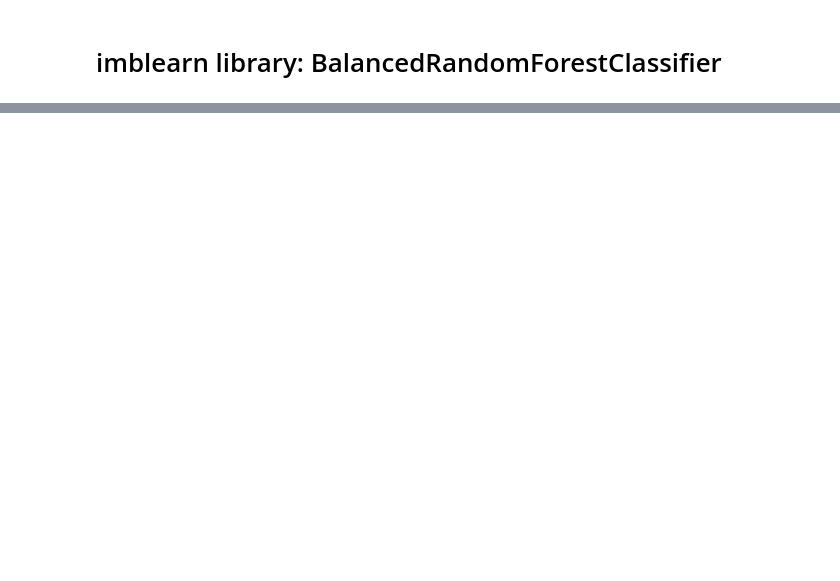
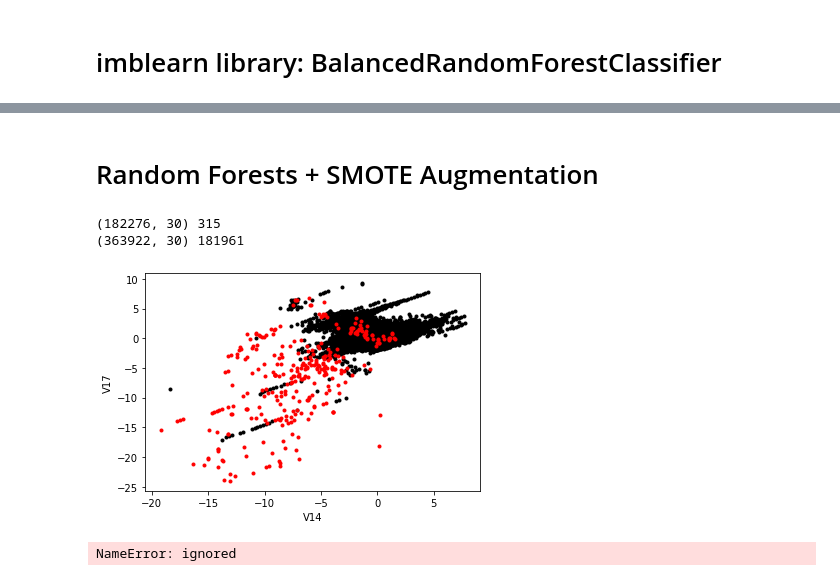
Before and after one commit to TimSim/FraudDetection, a Jupyter notebook: CreditCardFraudDetectionTF.ipynb, the cells around one changed output, grey strips where cells are left out. Saved outputs shown, nothing was run; the diff lists cells and outputs as text; code cells hidden in the pictures; blank space fills up the shorter version.

```diff
--- a/CreditCardFraudDetectionTF.ipynb
+++ b/CreditCardFraudDetectionTF.ipynb
@@ -793,3 +803,5 @@ pipe2 = Pipeline([('amt_tx',AmountTransformer(myFloor=0.005)),
                   ('std_normz',StandardScaler()),
                  ('logisticRegression',LogisticRegression(penalty='none',fit_intercept=True,class_weight='balanced'))])
 _=pipe2.fit(X_train[['V14']],y_train)
+# %% [markdown]
+# Random Forests + SMOTE Augmentation
@@ -795,0 +814,14 @@ _=pipe2.fit(X_train[['V14']],y_train)
+# %%
+print(X_train.shape,sum(y_train))
+print(X_train_smote0.shape,sum(y_train_smote0))
+# %% [output]
+(182276, 30) 315
+(363922, 30) 181961
+# %%
+scatterTwoFields_Imbalanced(X_train,y_train,'V14','V17')
+# %% [output]
+[figure, added]
+# %%
+scatterTwoFields_Imbalanced(X_train_smote,y_train_smote,'V14','V17')
+# %% [output]
+NameError: ignored
```
Also changed, not shown: parts of 44 cells of this notebook.
